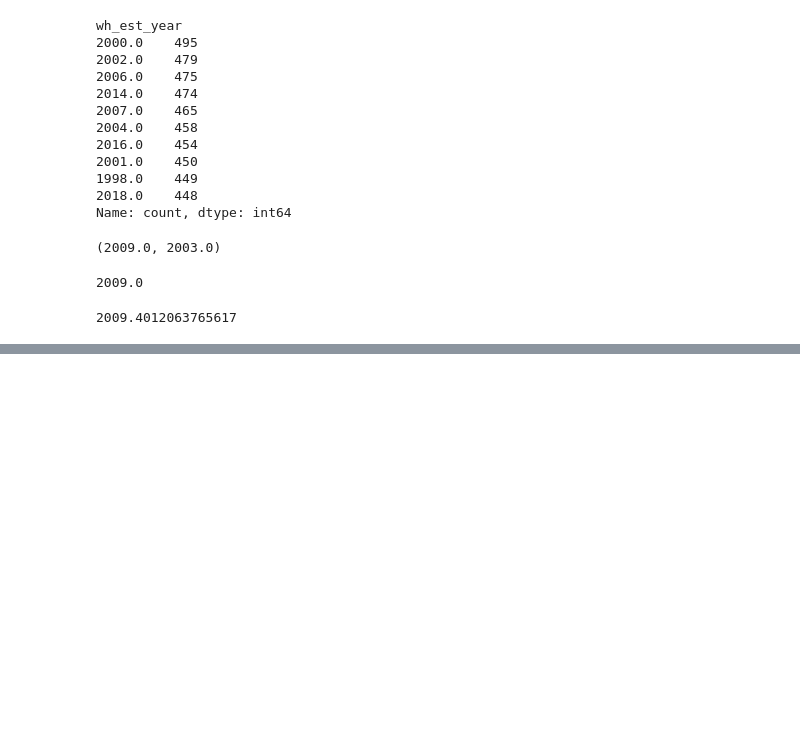
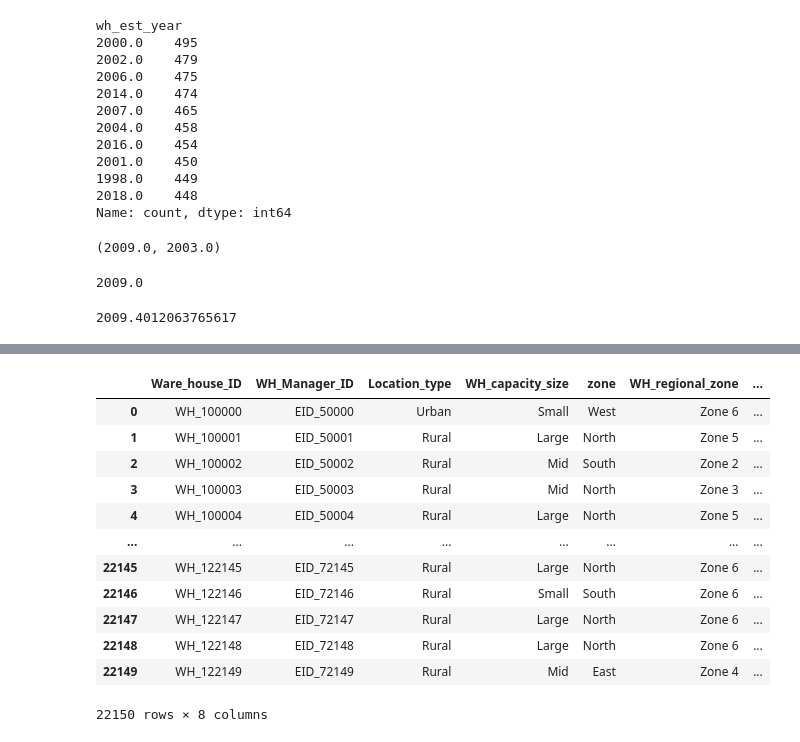
Before and after one commit to vrushali253/SUPPLYCHAINY, a Jupyter notebook: Model.ipynb, the cells around one changed output, grey strips where cells are left out. Saved outputs shown, nothing was run; the diff lists cells and outputs as text; code cells hidden in the pictures; blank space fills up the shorter version.

```diff
--- a/Model.ipynb
+++ b/Model.ipynb
@@ -111,0 +149,2 @@ df['approved_wh_govt_certificate'].fillna(df['approved_wh_govt_certificate'].mod
+# %%
+categorical_columns = df.select_dtypes(include = 'object')
@@ -111,0 +153,16 @@ df['approved_wh_govt_certificate'].fillna(df['approved_wh_govt_certificate'].mod
+# %%
+categorical_columns
+# %% [output]
+|  | Ware_house_ID | WH_Manager_ID | Location_type | WH_capacity_size | zone | WH_regional_zone | ... |
+| 0 | WH_100000 | EID_50000 | Urban | Small | West | Zone 6 | ... |
+| 1 | WH_100001 | EID_50001 | Rural | Large | North | Zone 5 | ... |
+| 2 | WH_100002 | EID_50002 | Rural | Mid | South | Zone 2 | ... |
+| 3 | WH_100003 | EID_50003 | Rural | Mid | North | Zone 3 | ... |
+| 4 | WH_100004 | EID_50004 | Rural | Large | North | Zone 5 | ... |
+| ... | ... | ... | ... | ... | ... | ... | ... |
+| 22145 | WH_122145 | EID_72145 | Rural | Large | North | Zone 6 | ... |
+| 22146 | WH_122146 | EID_72146 | Rural | Small | South | Zone 6 | ... |
+| 22147 | WH_122147 | EID_72147 | Rural | Large | North | Zone 6 | ... |
+| 22148 | WH_122148 | EID_72148 | Rural | Large | North | Zone 6 | ... |
+| 22149 | WH_122149 | EID_72149 | Rural | Mid | East | Zone 4 | ... |
+22150 rows × 8 columns
```
Also changed, not shown: parts of 16 cells of this notebook.
